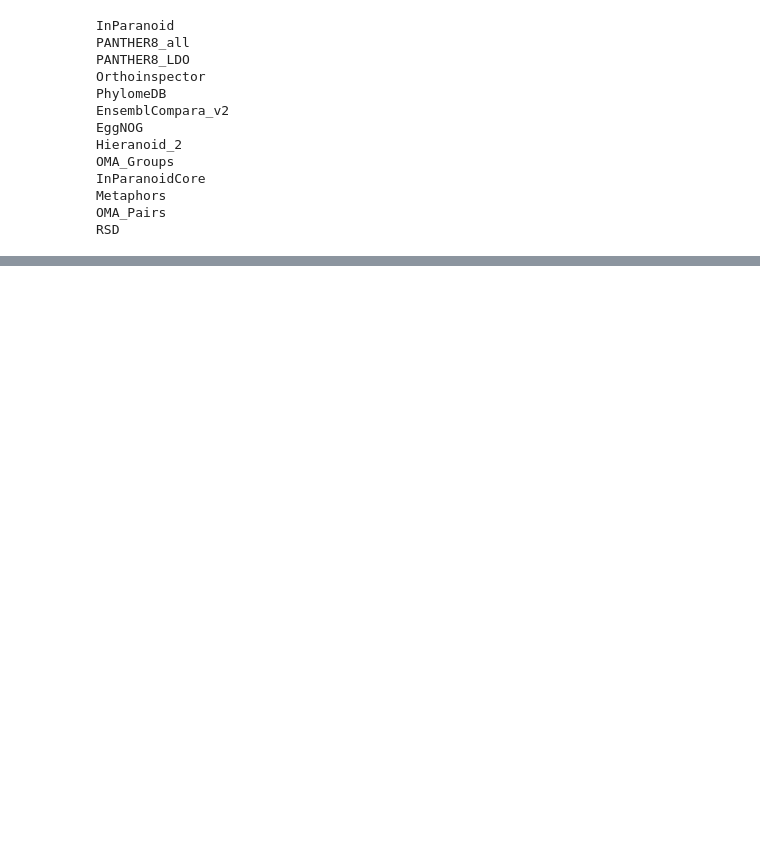
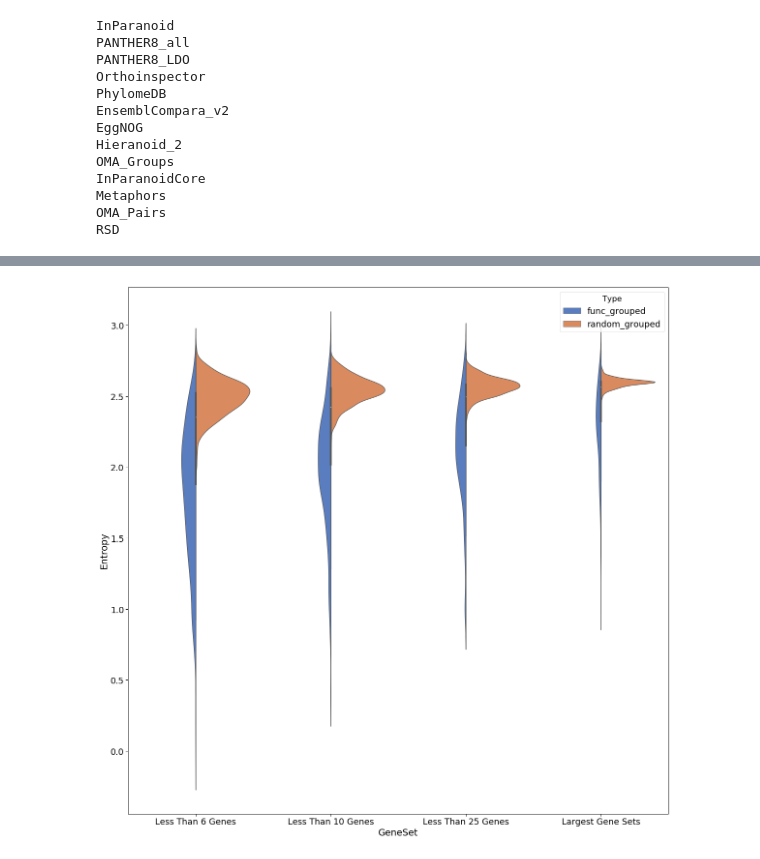
Before and after one commit to angwhen/geneage, a Jupyter notebook: Entropy among all datasets for each func group.ipynb, the cells around one changed output, grey strips where cells are left out. Cells and saved outputs as stored; diff of their text form; code cells hidden in the pictures; blank space fills up the shorter version.

Commit message:
starting entropy stuff

```diff
--- a/Entropy among all datasets for each func group.ipynb
+++ b/Entropy among all datasets for each func group.ipynb
@@ -11,15 +11,17 @@ from collections import Counter
 # make dict from gene to list of all ages from all diff datasets
 my_datasets_to_gene_to_age_dict = pickle.load(open("data/dataset_to_gene_to_age_dict.p","rb"))
 gene_to_ages_list_dict = {}
-ages_list = []
+my_ages_list = []
 for dataset in my_datasets_to_gene_to_age_dict.keys():
     print (dataset)
     my_gene_to_age_dict = my_datasets_to_gene_to_age_dict[dataset]
     for gene in my_gene_to_age_dict.keys():
         if gene not in gene_to_ages_list_dict:
-            gene_to_ages_list_dict = []
-        gene_to_ages_list_dict.append(my_gene_to_age_dict[gene])
-        ages_list.append(my_gene_to_age_dict[gene])
+            gene_to_ages_list_dict[gene] = []
+        if my_gene_to_age_dict[gene] == None:
+            continue
+        gene_to_ages_list_dict[gene].append(my_gene_to_age_dict[gene])
+        my_ages_list.append(my_gene_to_age_dict[gene])
 # %% [output]
 InParanoid
 PANTHER8_all
@@ -39,27 +53,20 @@ my_function_to_age_dict = {}
 # %%
-def get_data_in_dataframe(function_to_ages,ages_list,lq = None,mq=None,uq=None):
+def get_data_in_dataframe(function_to_ages,ages_list,function_to_num_app_genes_dict,lq = None,mq=None,uq=None):
     if lq == None:
-        len_list = [len(function_to_ages[func]) for func in function_to_ages]
+        len_list = list(function_to_num_app_genes_dict.values())
         lq = np.percentile(len_list,25)
         mq = np.percentile(len_list,50)
         uq = np.percentile(len_list,75)
-
-    #  make dict from era to proportion
-    era_proportion_dict = dict(Counter(ages_list))
-    for era in era_proportion_dict:
-        era_proportion_dict[era]=era_proportion_dict[era]/len(ages_list)
 
     data = [] #function, ages_list, mean, std, len, rand_mean, rand_std
     for func in function_to_ages:
         for my_type in ["func_grouped","random_grouped"]:
             curr = []
             ages = np.array(function_to_ages[func])
-
             #remove Nones
             ages = ages[ages != np.array(None)]
             if len(ages) == 0:
                 continue
-
             if my_type == "func_grouped":
                 curr.append(func)
                 curr.append(ages)
@@ -69,7 +76,7 @@ def get_data_in_dataframe(function_to_ages,ages_list,lq = None,mq=None,uq=None):
                 age_proportions = [] # no particular order
                 for age in ages_counts.keys():
                     age_proportions.append(ages_counts[age]/len(ages))
-                my_entropy = entropy(age_proportions, base=2)
+                my_entropy = stats.entropy(age_proportions, base=2)
                 curr.append(my_entropy)
 
             else: #random
@@ -84,31 +91,30 @@ def get_data_in_dataframe(function_to_ages,ages_list,lq = None,mq=None,uq=None):
                 rand_age_proportions = [] # no particular order
                 for rand_age in rand_ages_counts.keys():
                     rand_age_proportions.append(rand_ages_counts[rand_age]/len(rand_ages))
-                my_rand_entropy = entropy(rand_age_proportions, base=2)
+                my_rand_entropy = stats.entropy(rand_age_proportions, base=2)
                 curr.append(my_rand_entropy)
+
 
             #NUM ELS and TYPE
             curr.append(len(ages))
             curr.append(my_type)
 
             # GENE SET
-            if len(ages) < lq:
+            if function_to_num_app_genes_dict[func] < lq:
                 curr.append("Less Than %d Genes"%lq)
-            elif len(ages) < mq:
+            elif function_to_num_app_genes_dict[func] < mq:
                 curr.append("Less Than %d Genes"%mq)
-            elif len(ages) < uq:
+            elif function_to_num_app_genes_dict[func] < uq:
                 curr.append("Less Than %d Genes"%uq)
             else:
                 curr.append("Largest Gene Sets")
-
             data.append(curr)
 
-
+    print (data)
     df = pd.DataFrame(data)
     df.columns = ['function_name','ages_list',
                   'Entropy','num_els','Type','GeneSet']
     return df
 # %%
-df = get_data_in_dataframe(my_function_to_age_dict,my_ages_list)
-df.tail(5)
+df = get_data_in_dataframe(my_function_to_age_dict,my_ages_list,function_to_num_app_genes_dict)
 # %% [output]
@@ -116,12 +130,14 @@ NameError: name 'my_function_to_age_dict' is not defined
 # %%
 # make violin plot for entropy distribution of function grouped genes vs random grouped genes
-len_list = [len(my_function_to_age_dict[func]) for func in my_function_to_age_dict]
+len_list = list(function_to_num_app_genes_dict.values())
 lq = np.percentile(len_list,25)
 mq = np.percentile(len_list,50)
 uq = np.percentile(len_list,75)
 
 v_df = df[["GeneSet","Entropy", "Type"]]
 sns.set_context("paper",font_scale = 2)
 ax = sns.violinplot(x="GeneSet",y="Entropy",data=v_df,order = ["Less Than %d Genes"%lq,"Less Than %d Genes"%mq ,"Less Than %d Genes"%uq,"Largest Gene Sets"],hue="Type",palette="muted",split=True)
-plt.savefig("figures/violinplot_of_entropy_among_all_datasets_rep_in_group.png",dpi=600)
+plt.savefig("figures/violinplot_of_entropy_among_all_datasets_rep_in_group_quartiles.png",dpi=600)
 plt.show()
+# %% [output]
+[figure, added]
```
Also changed, not shown: parts of 9 cells of this notebook.
